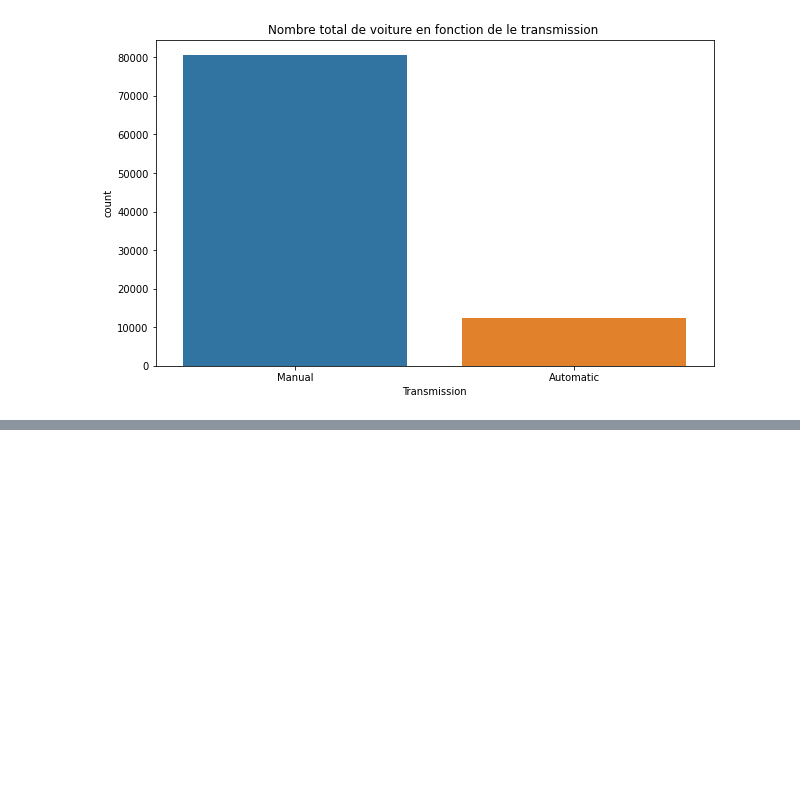
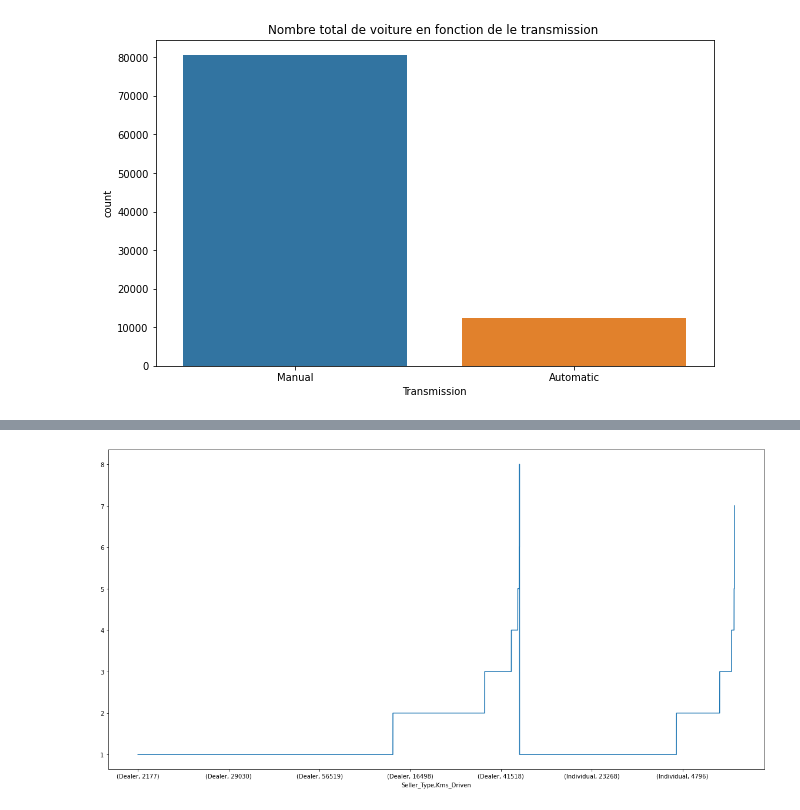
Before and after one commit to aurelienbono/Car_analyse, a Jupyter notebook: main.ipynb, the cells around one changed output, grey strips where cells are left out. Saved outputs shown, nothing was run; the diff lists cells and outputs as text; code cells hidden in the pictures; blank space fills up the shorter version.

```diff
--- a/main.ipynb
+++ b/main.ipynb
@@ -160,0 +101,6 @@ plt.show()
+# %%
+plt.figure(figsize=(20,10))
+df.groupby('Seller_Type')['Kms_Driven'].value_counts(ascending=True).plot()
+plt.show()
+# %% [output]
+[figure, added]
```
Also changed, not shown: parts of 14 cells of this notebook, 1 other file.
